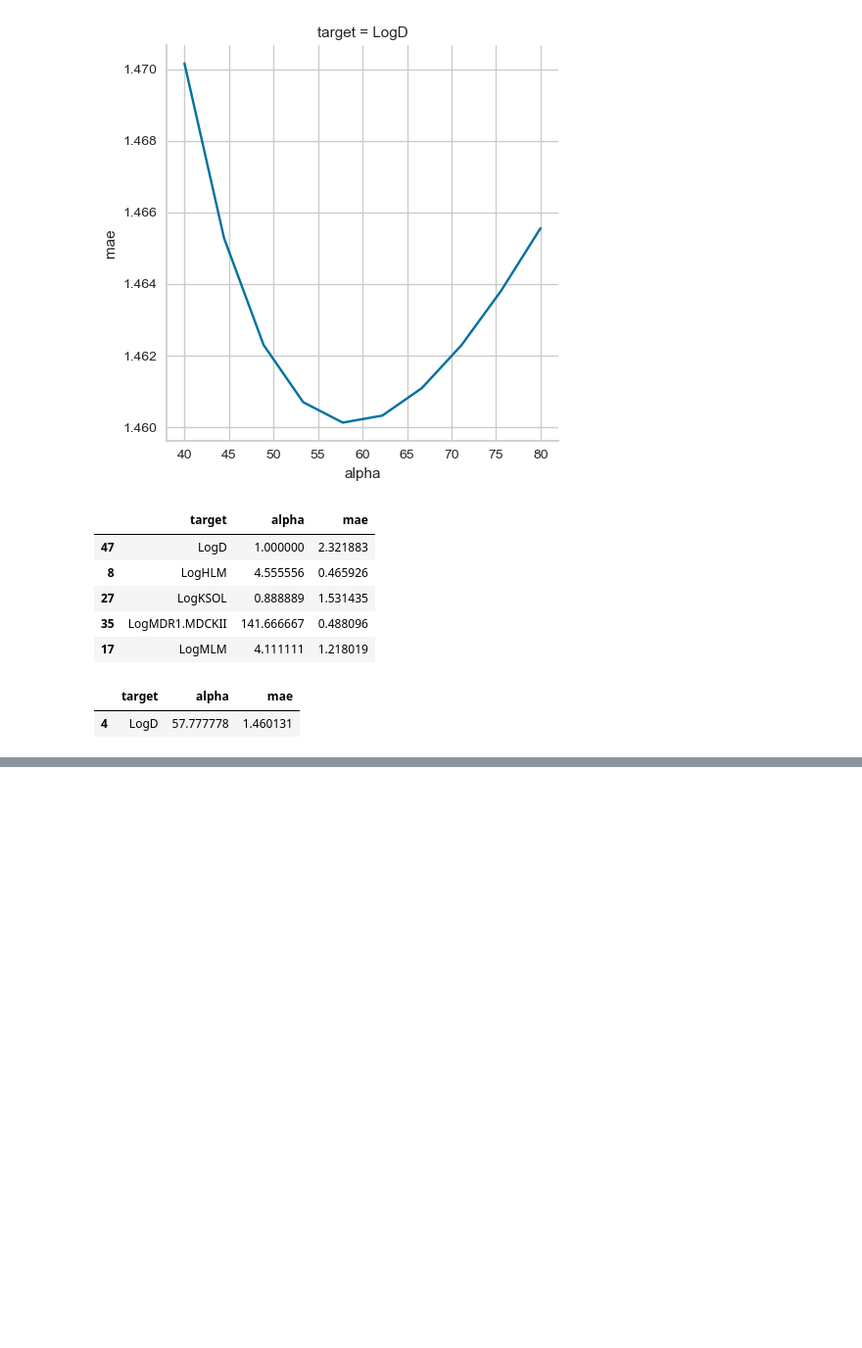
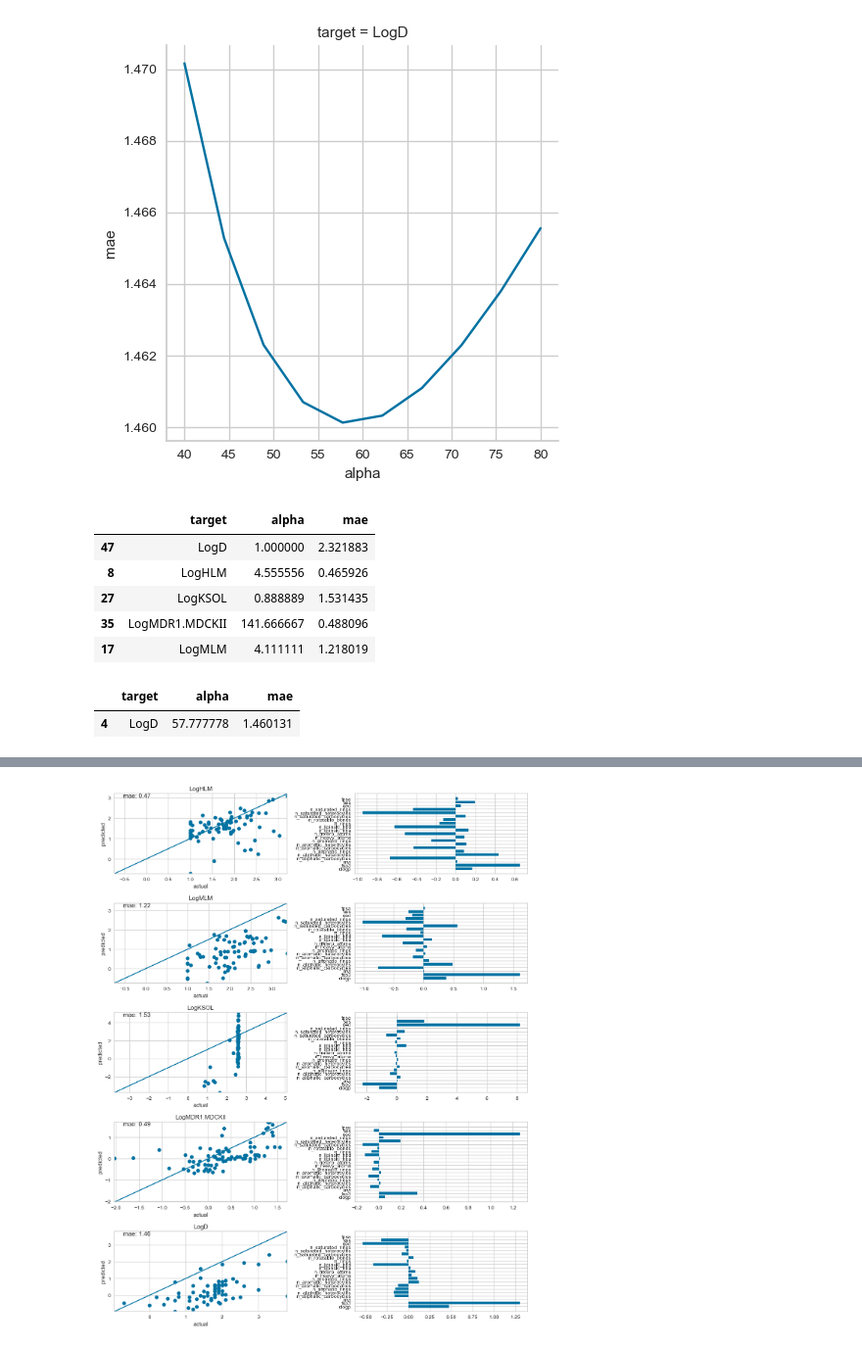
Before and after one commit to meyresearch/polaris_challenge, a Jupyter notebook: admet/dm_features/ordinal_models.ipynb, the cells around one changed output, grey strips where cells are left out. Shown at 98% size. Saved outputs shown, nothing was run; the diff lists cells and outputs as text; code cells hidden in the pictures; blank space fills up the shorter version.

```diff
--- a/admet/dm_features/ordinal_models.ipynb
+++ b/admet/dm_features/ordinal_models.ipynb
@@ -77,0 +98,31 @@ results_6.loc[results_6.groupby('target')['mae'].idxmin(), :]
+# %%
+targets = results.target.unique()
+plot_names = ['predictions', 'betas']
+x_names = list(pd.read_csv('LogDbetas.csv').iloc[:, 0].values)
+fig, axes = plt.subplots(len(targets), len(plot_names), figsize=(12, 3*len(targets)))
+
+for i, target in enumerate(targets):
+    for j, plot_name in enumerate(plot_names):
+        df = pd.read_csv(f"{target}{plot_name}.csv")
+        if plot_name == 'predictions':
+            y_hat = df.yhat.values
+            y = df.y.values
+
+            y_min, y_max = np.concatenate((y, y_hat)).min(), np.concatenate((y, y_hat)).max()
+
+            axes[i, j].scatter(y, y_hat)
+            axes[i, j].set_xlim((y_min, y_max))
+            axes[i, j].set_ylim((y_min, y_max))
+            axes[i, j].plot([y_min, y_max], [y_min, y_max])
+            axes[i, j].set_xlabel(f'actual')
+            axes[i, j].set_ylabel(f'predicted')
+            axes[i, j].set_title(f"{target}")
+            axes[i, j].annotate(text=f"mae: {sk.metrics.mean_absolute_error(y, y_hat):4.2f}", xy=(0.05, 0.95), xycoords='axes fraction')
+        if plot_name == 'betas':
+            y = df.loc[df.iloc[:, 0].isin(x_names), 'beta'].values
+            axes[i, j].barh(x_names, y,)
+
+
+plt.tight_layout()
+# %% [output]
+[figure, added]
```
Also changed, not shown: parts of 1 cell of this notebook, 1 other file.
